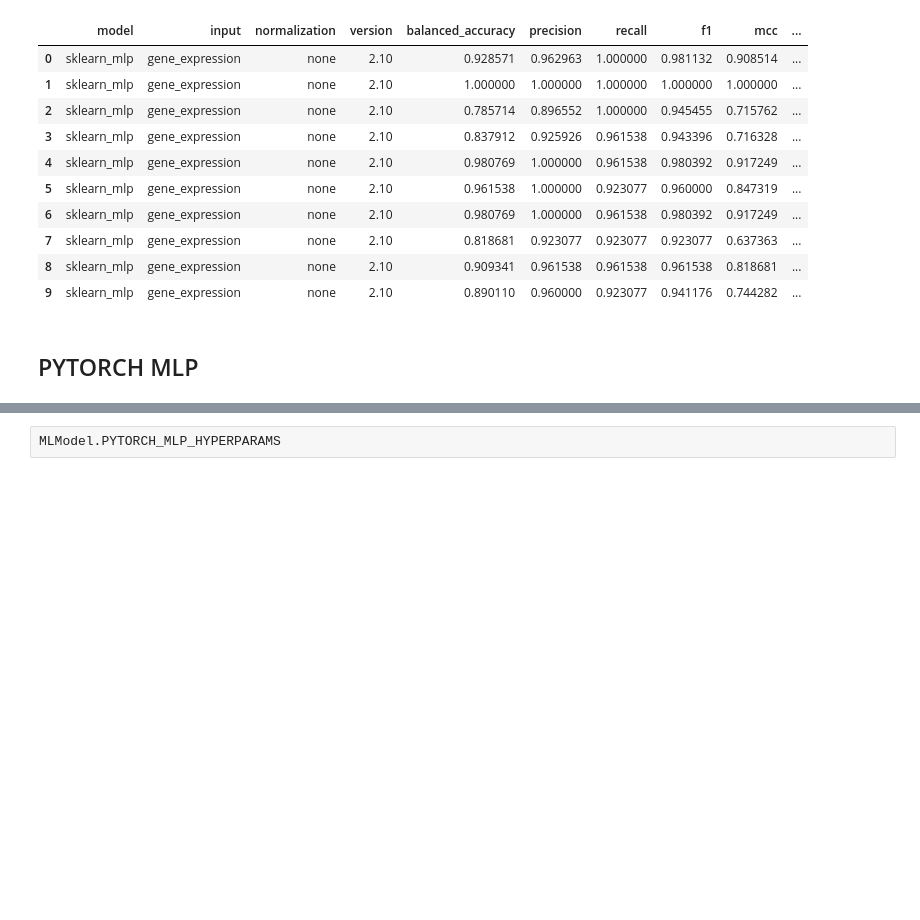
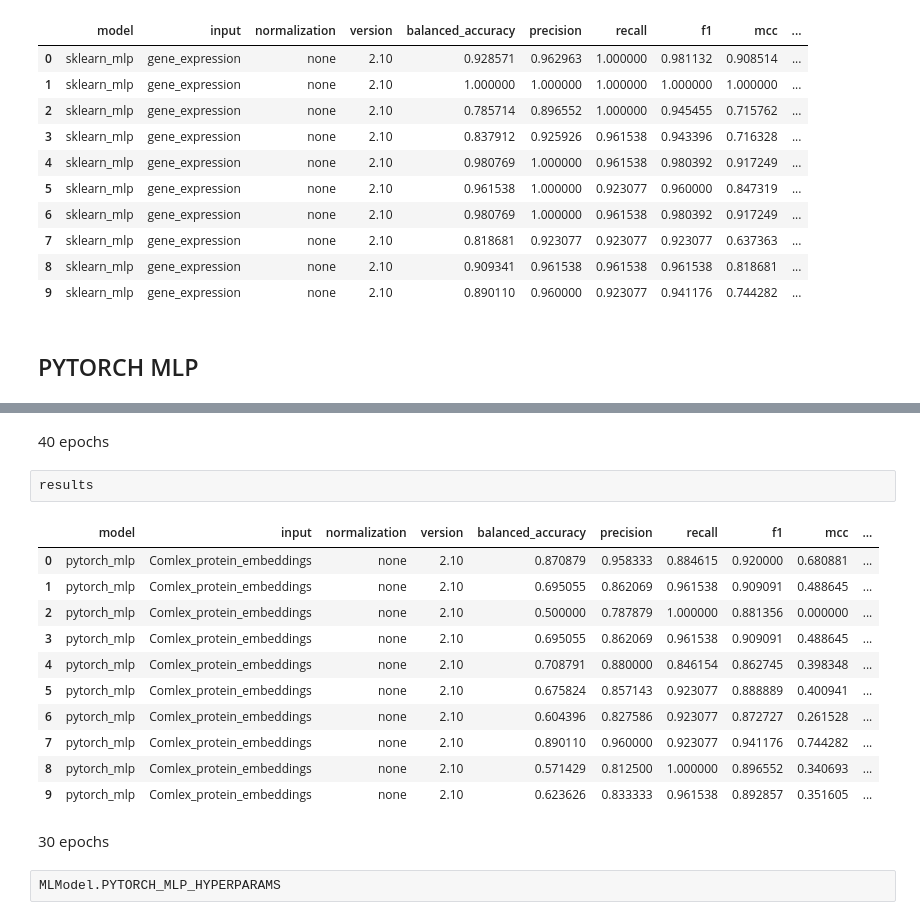
Before and after one commit to yazid-hoblos/GNN-Sepsis, a Jupyter notebook: notebooks/ml/model_robustness.ipynb, the cells around one changed output, grey strips where cells are left out. Drawn from its saved outputs; the diff is of its cells as text; blank space fills up the shorter version.

```diff
--- a/notebooks/ml/model_robustness.ipynb
+++ b/notebooks/ml/model_robustness.ipynb
@@ -422,3 +438,21 @@ results
+# %% [markdown]
+40 epochs
+# %%
+results
+# %% [output]
+|  | model | input | normalization | version | balanced_accuracy | precision | recall | f1 | mcc | ... |
+| 0 | pytorch_mlp | Comlex_protein_embeddings | none | 2.10 | 0.870879 | 0.958333 | 0.884615 | 0.920000 | 0.680881 | ... |
+| 1 | pytorch_mlp | Comlex_protein_embeddings | none | 2.10 | 0.695055 | 0.862069 | 0.961538 | 0.909091 | 0.488645 | ... |
+| 2 | pytorch_mlp | Comlex_protein_embeddings | none | 2.10 | 0.500000 | 0.787879 | 1.000000 | 0.881356 | 0.000000 | ... |
+| 3 | pytorch_mlp | Comlex_protein_embeddings | none | 2.10 | 0.695055 | 0.862069 | 0.961538 | 0.909091 | 0.488645 | ... |
+| 4 | pytorch_mlp | Comlex_protein_embeddings | none | 2.10 | 0.708791 | 0.880000 | 0.846154 | 0.862745 | 0.398348 | ... |
+| 5 | pytorch_mlp | Comlex_protein_embeddings | none | 2.10 | 0.675824 | 0.857143 | 0.923077 | 0.888889 | 0.400941 | ... |
+| 6 | pytorch_mlp | Comlex_protein_embeddings | none | 2.10 | 0.604396 | 0.827586 | 0.923077 | 0.872727 | 0.261528 | ... |
+| 7 | pytorch_mlp | Comlex_protein_embeddings | none | 2.10 | 0.890110 | 0.960000 | 0.923077 | 0.941176 | 0.744282 | ... |
+| 8 | pytorch_mlp | Comlex_protein_embeddings | none | 2.10 | 0.571429 | 0.812500 | 1.000000 | 0.896552 | 0.340693 | ... |
+| 9 | pytorch_mlp | Comlex_protein_embeddings | none | 2.10 | 0.623626 | 0.833333 | 0.961538 | 0.892857 | 0.351605 | ... |
+# %% [markdown]
+30 epochs
 # %%
 MLModel.PYTORCH_MLP_HYPERPARAMS
 # %% [output]
```
Also changed, not shown: parts of 4 cells of this notebook, 4 other files.
